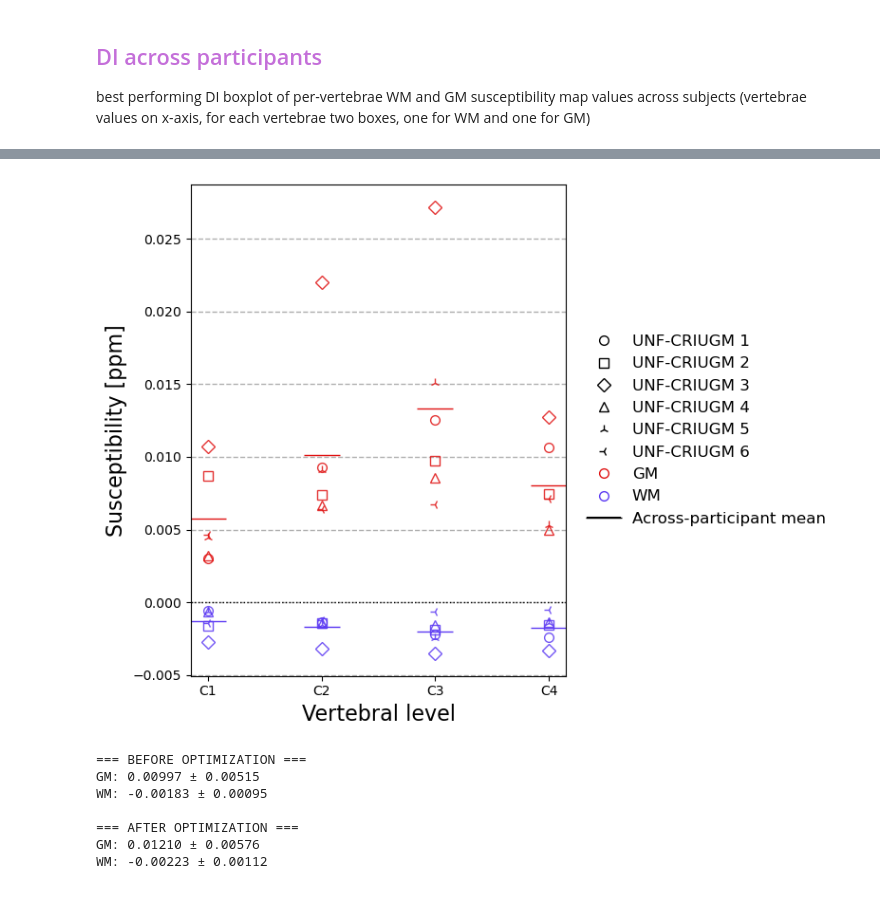
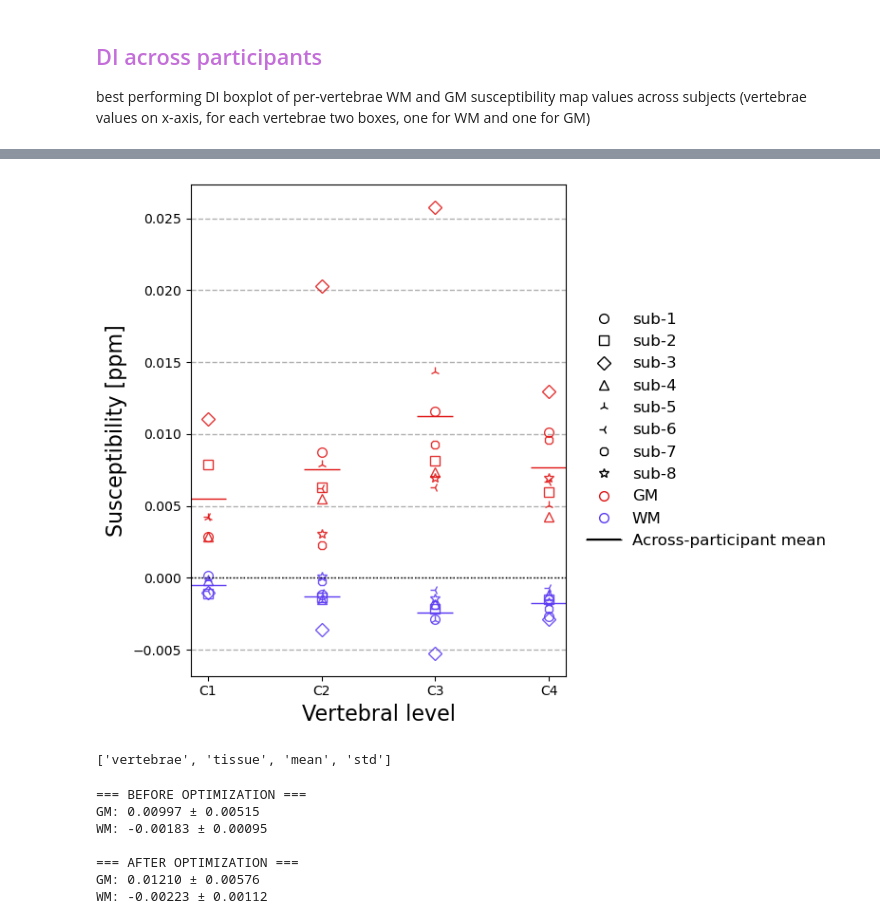
Before and after one commit to sriosq/Image-processing-strategies, a Jupyter notebook: qsm_testing/qsm_figure_creation.ipynb, the cells around one changed output, grey strips where cells are left out. Saved outputs shown, nothing was run; the diff lists cells and outputs as text; code cells hidden in the pictures.

```diff
--- a/qsm_testing/qsm_figure_creation.ipynb
+++ b/qsm_testing/qsm_figure_creation.ipynb
@@ -77,4 +89,6 @@ z2_wm_msk_data = nib.load(r"E:\msc_data\sc_qsm\swiss_data_mk2\QSM_processing\hc2
 # Load the vertebrae labeled SC masks
 z1_vertfile_data = nib.load(r"E:\msc_data\sc_qsm\swiss_data_mk2\QSM_processing\hc1\m2\hc1_m2_sc_msk_labeled_fixed.nii.gz").get_fdata()
 z2_vertfile_data = nib.load(r"E:\msc_data\sc_qsm\swiss_data_mk2\QSM_processing\hc2\m1\custom1_sc_vert_msk_fixed.nii.gz").get_fdata()
+# %%
+m_3_vertfile_data = nib.load(os.path.join(neuropoly_root,"chi_003", "qsm_processing", "2nd_3D_meGRE", "chi_003_m2_vertfiles", "chi_003_m2_warped_vertfile.nii.gz")).get_fdata()
 # %%
@@ -110,6 +128,8 @@ m_5_lf_data = montreal_5_best_lf_img.get_fdata()
 m_6_lf_data = montreal_6_best_lf_img.get_fdata()
 m_7_lf_data = montreal_7_best_lf_img.get_fdata()
 m_8_lf_data = montreal_8_best_lf_img.get_fdata()
+m_14_lf_data = montreal_14_best_lf_img.get_fdata()
+m_15_lf_data = montreal_15_best_lf_img.get_fdata()
 # %%
 lf_data = []
 
@@ -389,46 +427,58 @@ m_5_xmap_data = montreal_5_opt_closedForm.get_fdata()
 m_6_xmap_data = montreal_6_opt_closedForm.get_fdata()
 m_7_xmap_data = montreal_7_opt_closedForm.get_fdata()
 m_8_xmap_data = montreal_8_opt_closedForm.get_fdata()
+m_14_xmap_data = montreal_14_opt_closedForm.get_fdata()
+m_15_xmap_data = montreal_15_opt_closedForm.get_fdata()
 # %%
 xmap_data = []
 
 # Chi_003
 print("Processing Chi_003 - gm")
-xmap_data += extract_values_per_vertebrae(m_3_xmap_data, m_3_gm_msk_data, m_3_vertfile_data, "UNF-CRIUGM 1", "GM", "mean")
+xmap_data += extract_values_per_vertebrae(m_3_xmap_data, m_3_gm_msk_data, m_3_vertfile_data, "sub-1", "GM", "mean")
 print("Processing Chi_003 - wm")
-xmap_data += extract_values_per_vertebrae(m_3_xmap_data, m_3_wm_msk_data, m_3_vertfile_data, "UNF-CRIUGM 1", "WM", "mean")
+xmap_data += extract_values_per_vertebrae(m_3_xmap_data, m_3_wm_msk_data, m_3_vertfile_data, "sub-1", "WM", "mean")
 
 # Chi_004
 print("Processing Chi_004 - gm")
-xmap_data += extract_values_per_vertebrae(m_4_xmap_data, m_4_gm_msk_data, m_4_vertfile_data, "UNF-CRIUGM 2", "GM", "mean")
+xmap_data += extract_values_per_vertebrae(m_4_xmap_data, m_4_gm_msk_data, m_4_vertfile_data, "sub-2", "GM", "mean")
 print("Processing Chi_004 - wm")
-xmap_data += extract_values_per_vertebrae(m_4_xmap_data, m_4_wm_msk_data, m_4_vertfile_data, "UNF-CRIUGM 2", "WM", "mean")
+xmap_data += extract_values_per_vertebrae(m_4_xmap_data, m_4_wm_msk_data, m_4_vertfile_data, "sub-2", "WM", "mean")
 
 # Chi_005
 print("Processing Chi_005 - gm")
-xmap_data += extract_values_per_vertebrae(m_5_xmap_data, m_5_gm_msk_data, m_5_vertfile_data, "UNF-CRIUGM 3", "GM", "mean")
+xmap_data += extract_values_per_vertebrae(m_5_xmap_data, m_5_gm_msk_data, m_5_vertfile_data, "sub-3", "GM", "mean")
 print("Processing Chi_005 - wm")
-xmap_data += extract_values_per_vertebrae(m_5_xmap_data, m_5_wm_msk_data, m_5_vertfile_data, "UNF-CRIUGM 3", "WM", "mean")
+xmap_data += extract_values_per_vertebrae(m_5_xmap_data, m_5_wm_msk_data, m_5_vertfile_data, "sub-3", "WM", "mean")
 
 # Chi_006
 print("Processing Chi_006 - gm")
-xmap_data += extract_values_per_vertebrae(m_6_xmap_data, m_6_gm_msk_data, m_6_vertfile_data, "UNF-CRIUGM 4", "GM", "mean")
+xmap_data += extract_values_per_vertebrae(m_6_xmap_data, m_6_gm_msk_data, m_6_vertfile_data, "sub-4", "GM", "mean")
 print("Processing Chi_006 - wm")
-xmap_data += extract_values_per_vertebrae(m_6_xmap_data, m_6_wm_msk_data, m_6_vertfile_data, "UNF-CRIUGM 4", "WM", "mean")
+xmap_data += extract_values_per_vertebrae(m_6_xmap_data, m_6_wm_msk_data, m_6_vertfile_data, "sub-4", "WM", "mean")
 
 # Chi_007
 print("Processing Chi_007 - gm")
-xmap_data += extract_values_per_vertebrae(m_7_xmap_data, m_7_gm_msk_data, m_7_vertfile_data, "UNF-CRIUGM 5", "GM", "mean")
+xmap_data += extract_values_per_vertebrae(m_7_xmap_data, m_7_gm_msk_data, m_7_vertfile_data, "sub-5", "GM", "mean")
 print("Processing Chi_007 - wm")
-xmap_data += extract_values_per_vertebrae(m_7_xmap_data, m_7_wm_msk_data, m_7_vertfile_data, "UNF-CRIUGM 5", "WM", "mean")
+xmap_data += extract_values_per_vertebrae(m_7_xmap_data, m_7_wm_msk_data, m_7_vertfile_data, "sub-5", "WM", "mean")
 
 # Chi_008
 print("Processing Chi_008 - gm")
-xmap_data += extract_values_per_vertebrae(m_8_xmap_data, m_8_gm_msk_data, m_8_vertfile_data, "UNF-CRIUGM 6", "GM", "mean")
+xmap_data += extract_values_per_vertebrae(m_8_xmap_data, m_8_gm_msk_data, m_8_vertfile_data,"sub-6", "GM", "mean")
 print("Processing Chi_008 - wm")
-xmap_data += extract_values_per_vertebrae(m_8_xmap_data, m_8_wm_msk_data, m_8_vertfile_data, "UNF-CRIUGM 6", "WM", "mean")
+xmap_data += extract_values_per_vertebrae(m_8_xmap_data, m_8_wm_msk_data, m_8_vertfile_data, "sub-6", "WM", "mean")
 
+# Chi_014
+print("Processing Chi_014 - gm")
+xmap_data += extract_values_per_vertebrae(m_14_xmap_data, m_14_gm_msk_data, m_14_vertfile_data, "sub-7", "GM", "mean")
+print("Processing Chi_014 - wm")
+xmap_data += extract_values_per_vertebrae(m_14_xmap_data, m_14_wm_msk_data, m_14_vertfile_data, "sub-7", "WM", "mean")
 
+# Chi_015
+print("Processing Chi_015 - gm")
+xmap_data += extract_values_per_vertebrae(m_15_xmap_data, m_15_gm_msk_data, m_15_vertfile_data, "sub-8", "GM", "mean")
+print("Processing Chi_015 - wm")
+xmap_data += extract_values_per_vertebrae(m_15_xmap_data, m_15_wm_msk_data, m_15_vertfile_data, "sub-8", "WM", "mean")
 
 best_xmap_df = pd.DataFrame(xmap_data)
 # %% [output]
@@ -651,7 +704,7 @@ for tissue in tissues:
 
     plt.plot(
         x,
-        df_tmp.loc[vertebrae]["metric"],
+        df_tmp.loc[vertebrae]["mean"],
         linestyle="None",
         marker="_",
         markersize=28,
@@ -680,34 +733,38 @@ tissue_legend = [
 
 for h in participant_legend + tissue_legend:
     if hasattr(h, "set_markerfacecolor"):
         h.set_markerfacecolor('none')
 
 plt.legend(
     handles=participant_legend + tissue_legend,
     fontsize=12,
     frameon=False,
     loc='center left',
     bbox_to_anchor=(1.02, 0.5)
 )
 
 
 plt.grid(
     axis="y",
     linestyle="--",
     linewidth=1,
     alpha=1
 )
 
 
 plt.xticks(x, vertebrae)
 plt.axhline(0, linestyle=":", color="k", linewidth=1)
 plt.ylabel("Susceptibility [ppm]", fontsize=16)
 plt.xlabel("Vertebral level",fontsize=16)
 
 plt.tight_layout()
 plt.show()
 # %% [output]
-[figure, old version]
+[figure, new version]
+# %%
+print(group_means_xmap.columns.tolist())
+# %% [output]
+['vertebrae', 'tissue', 'mean', 'std']
 # %%
 # Now, for the final row of Table 1 of the paper, annotate the SC WM GM before vs after optimization:
 gm_before_opt_means = np.array([0.009, 0.0094, 0.0199, 0.0063, 0.0096, 0.0056])
```
Also changed, not shown: parts of 23 cells of this notebook, 8 other files.
